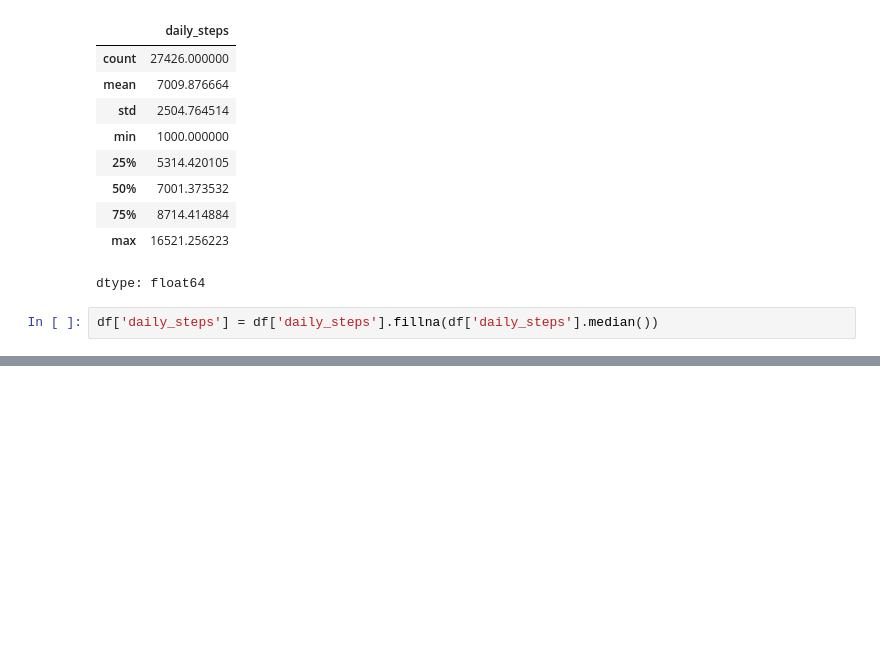
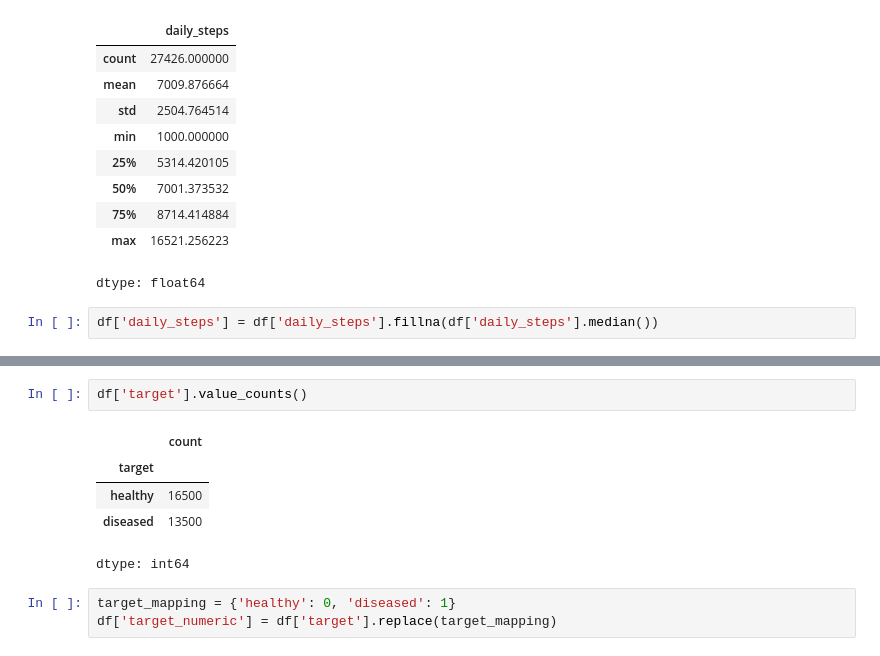
Before and after one commit to SanjayBista1010/Classification, a Jupyter notebook: DiseaseRiskAnalysis.ipynb, the cells around one changed output, grey strips where cells are left out. Saved outputs shown, nothing was run; the diff lists cells and outputs as text; blank space fills up the shorter version.

```diff
--- a/DiseaseRiskAnalysis.ipynb
+++ b/DiseaseRiskAnalysis.ipynb
@@ -227,0 +252,11 @@ df['daily_steps'] = df['daily_steps'].fillna(df['daily_steps'].median())
+# %%
+df['target'].value_counts()
+# %% [output]
+|  | count |
+| target |  |
+| healthy | 16500 |
+| diseased | 13500 |
+dtype: int64
+# %%
+target_mapping = {'healthy': 0, 'diseased': 1}
+df['target_numeric'] = df['target'].replace(target_mapping)
```
Also changed, not shown: parts of 3 cells of this notebook.
